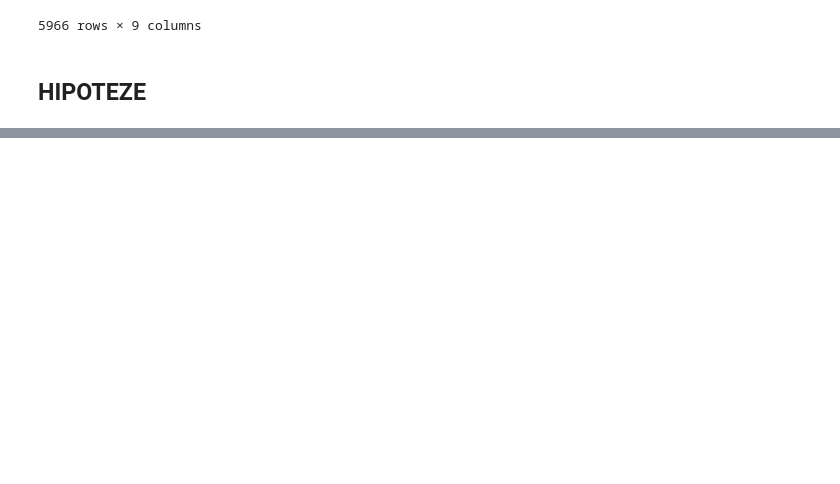
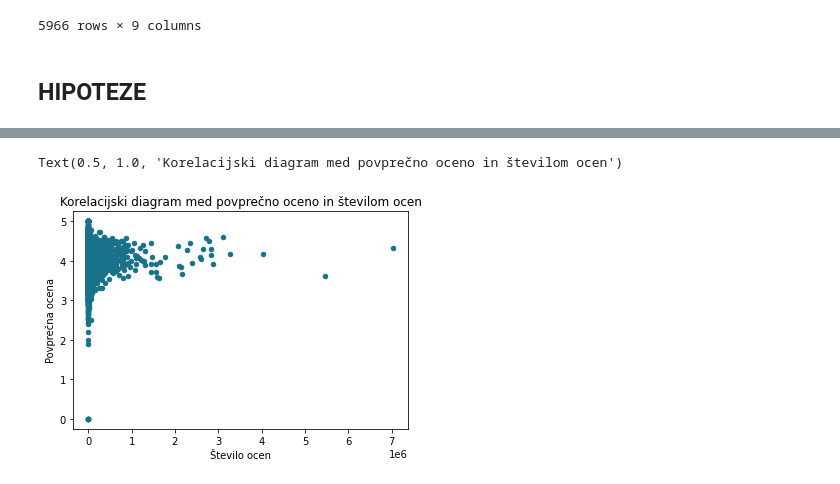
Before and after one commit to Maja-Farazin/Analiza-knjig, a Jupyter notebook: Analiza_knjig.ipynb, the cells around one changed output, grey strips where cells are left out. Saved outputs shown, nothing was run; the diff lists cells and outputs as text; code cells hidden in the pictures; blank space fills up the shorter version.

```diff
--- a/Analiza_knjig.ipynb
+++ b/Analiza_knjig.ipynb
@@ -95,0 +221,6 @@ Zanima me, ali obstaja povezava med
+# %%
+knjige.plot.scatter(x='st_ocen', y='povp_ocena', color='#19728a', xlabel='Število ocen', ylabel='Povprečna ocena')
+plt.title('Korelacijski diagram med povprečno oceno in številom ocen')
+# %% [output]
+Text(0.5, 1.0, 'Korelacijski diagram med povprečno oceno in številom ocen')
+[figure, added]
```
Also changed, not shown: parts of 32 cells of this notebook.
